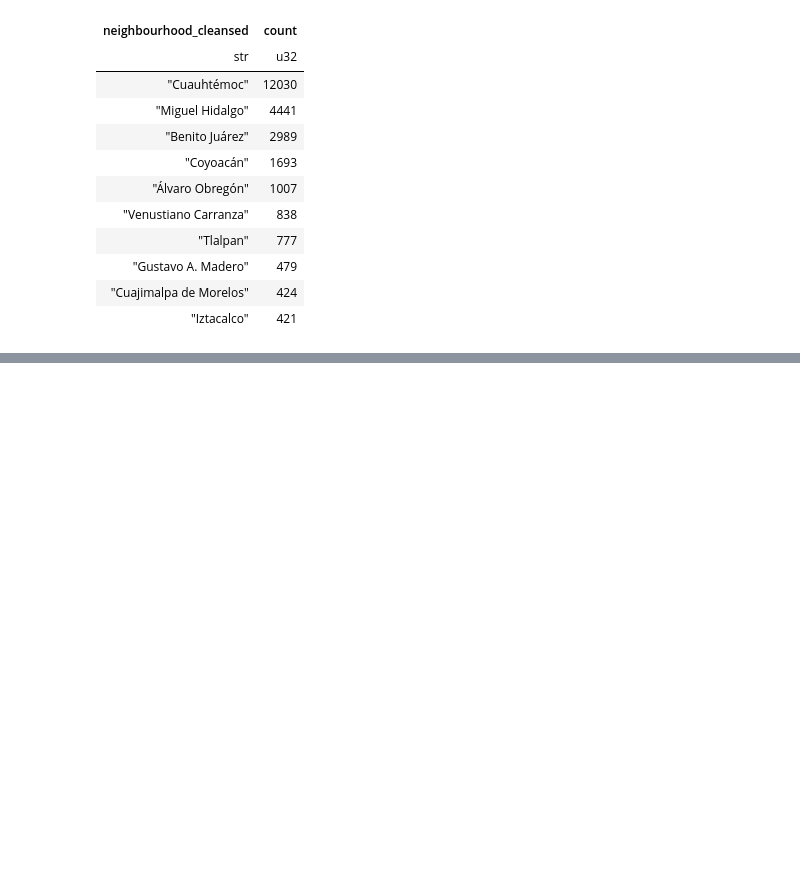
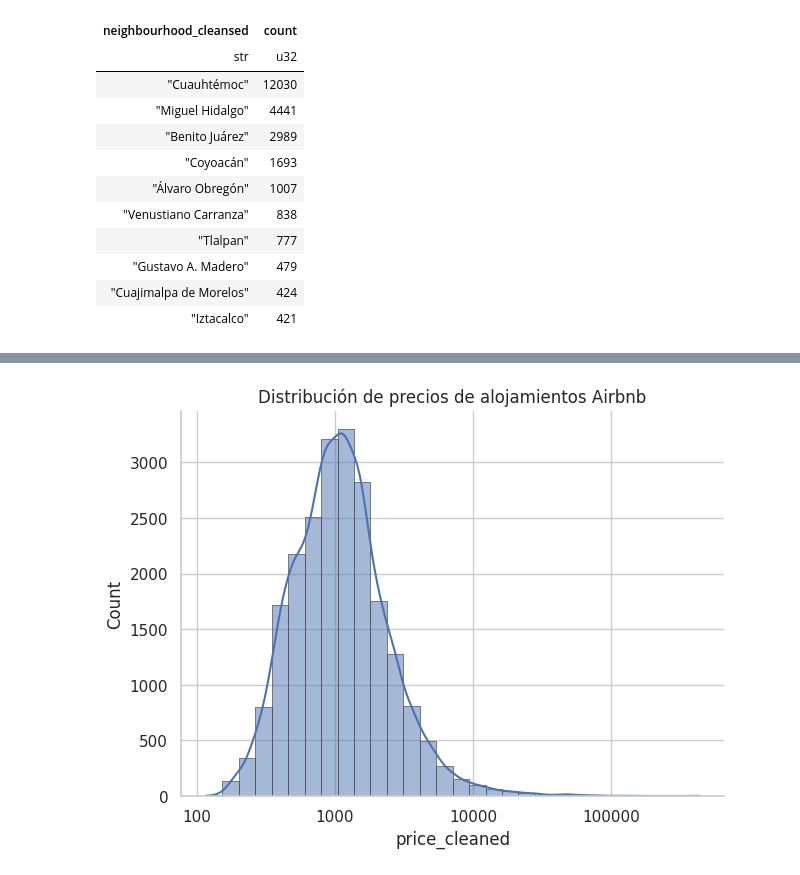
Before and after one commit to santipop1/AdvancedIA, a Jupyter notebook: Airbnb.ipynb, the cells around one changed output, grey strips where cells are left out. Saved outputs shown, nothing was run; the diff lists cells and outputs as text; code cells hidden in the pictures; blank space fills up the shorter version.

```diff
--- a/Airbnb.ipynb
+++ b/Airbnb.ipynb
@@ -142,3 +130,25 @@ shape: (10, 2)
 | "Carlos" | 215 |
 | "Jorge" | 212 |
 | "Rodrigo" | 194 |
+# %%
+#histograma de distribucion de precios
+
+f, ax = plt.subplots(figsize=(7, 5))
+sns.set_theme(style="whitegrid", context="notebook") # Improved style
+sns.despine(f)
+
+
+
+sns.histplot(clean_price_airbnb, x="price_cleaned", kde=True, bins=30, multiple="stack",
+    palette="viridis",
+    edgecolor=".3",
+    linewidth=.5,
+    log_scale=True,)
+
+
+ax.xaxis.set_major_formatter(mpl.ticker.ScalarFormatter())
+
+plt.title('Distribución de precios de alojamientos Airbnb')
+plt.show()
+# %% [output]
+[figure, added]
```
Also changed, not shown: parts of 15 cells of this notebook.
